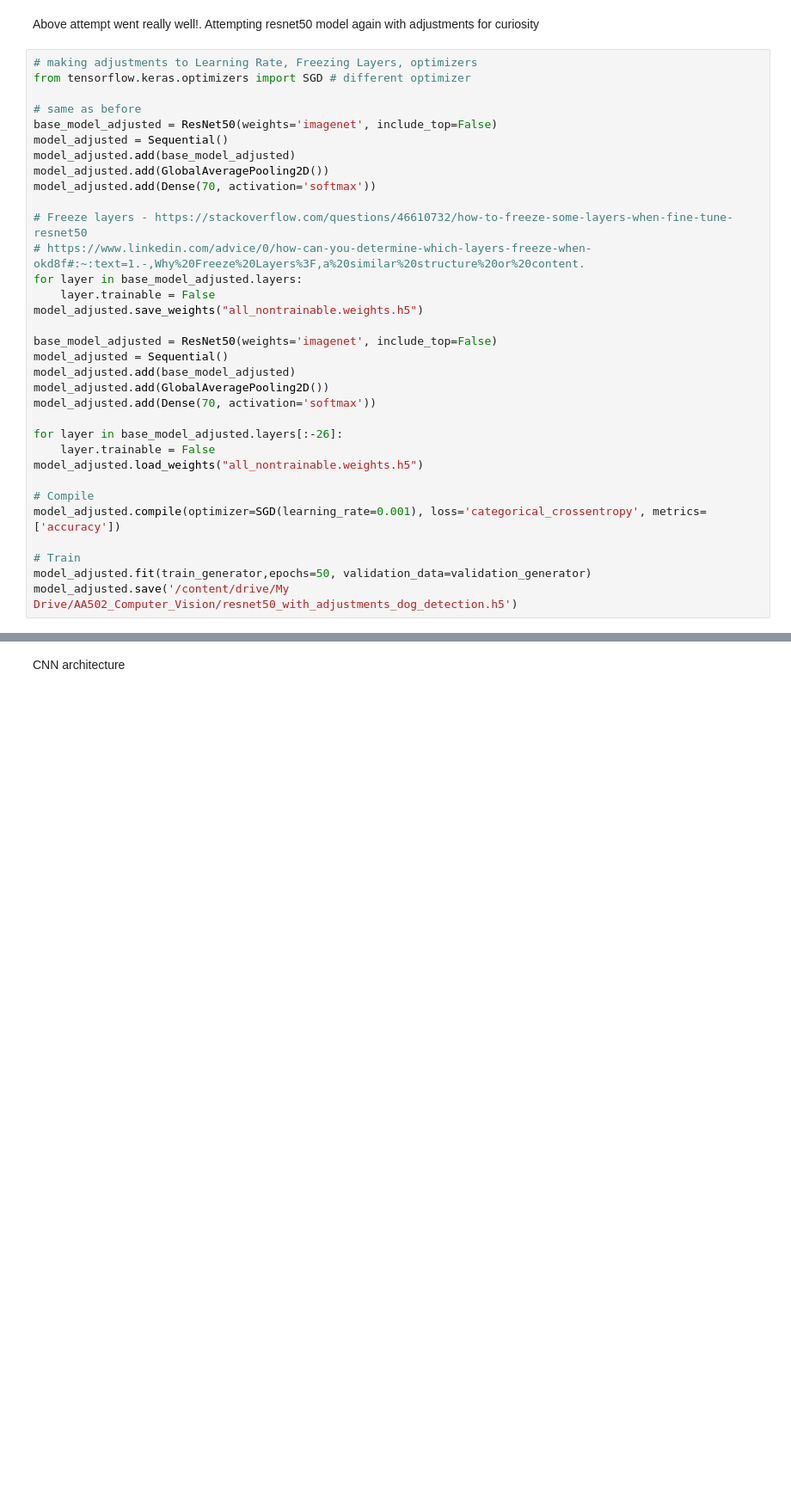
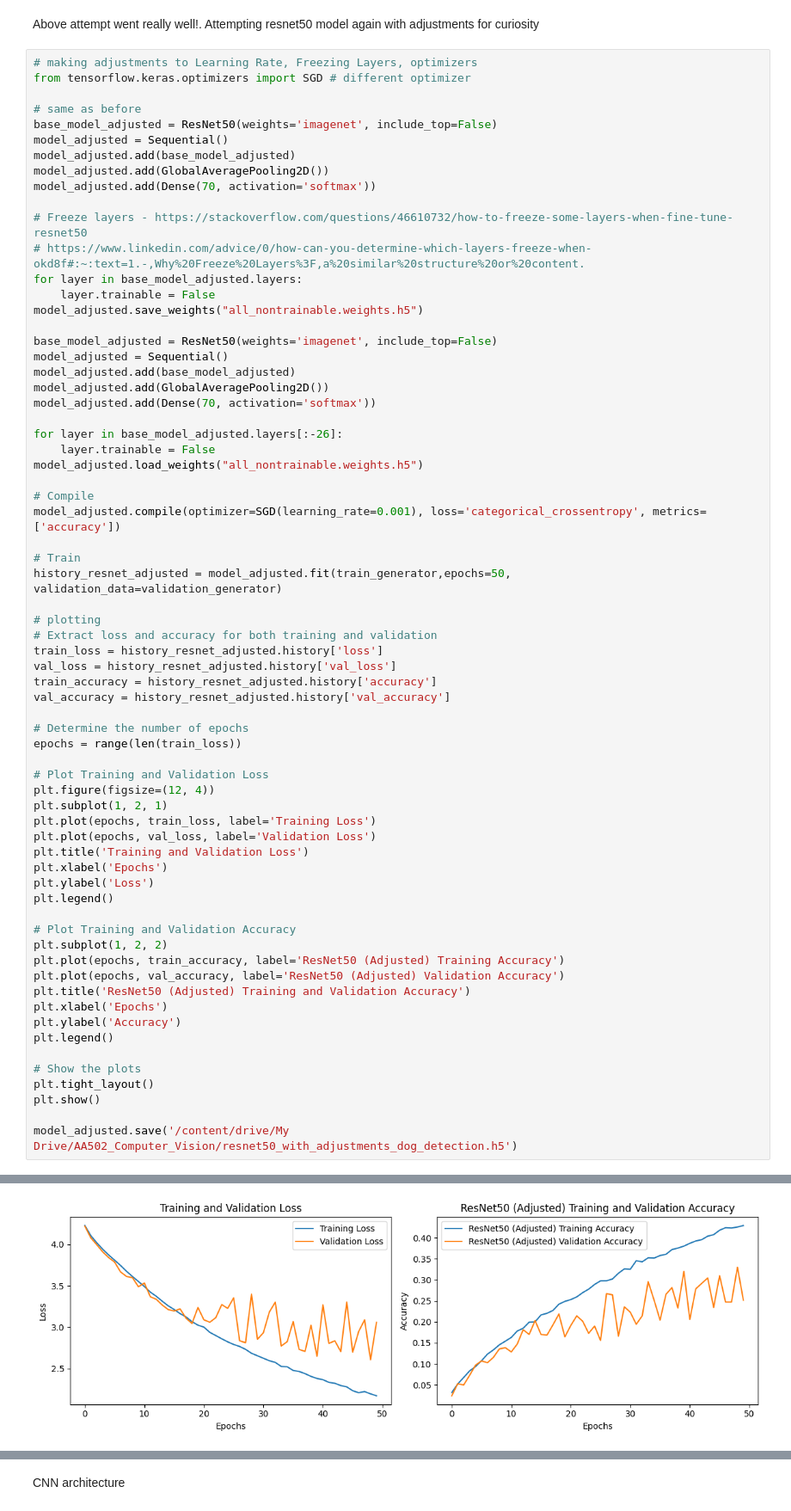
Before and after one commit to confooshius/AAI521-dog-image-processor, a Jupyter notebook: dogs_resnet_cnn.ipynb, the cells around one changed output, grey strips where cells are left out. Shown at 86% size. Drawn from its saved outputs; the diff is of its cells as text; blank space fills up the shorter version.

```diff
--- a/dogs_resnet_cnn.ipynb
+++ b/dogs_resnet_cnn.ipynb
@@ -179,7 +212,41 @@ model_adjusted.load_weights("all_nontrainable.weights.h5")
 model_adjusted.compile(optimizer=SGD(learning_rate=0.001), loss='categorical_crossentropy', metrics=['accuracy'])
 
 # Train
-model_adjusted.fit(train_generator,epochs=50, validation_data=validation_generator)
+history_resnet_adjusted = model_adjusted.fit(train_generator,epochs=50, validation_data=validation_generator)
+
+# plotting
+# Extract loss and accuracy for both training and validation
+train_loss = history_resnet_adjusted.history['loss']
+val_loss = history_resnet_adjusted.history['val_loss']
+train_accuracy = history_resnet_adjusted.history['accuracy']
+val_accuracy = history_resnet_adjusted.history['val_accuracy']
+
+# Determine the number of epochs
+epochs = range(len(train_loss))
+
+# Plot Training and Validation Loss
+plt.figure(figsize=(12, 4))
+plt.subplot(1, 2, 1)
+plt.plot(epochs, train_loss, label='Training Loss')
+plt.plot(epochs, val_loss, label='Validation Loss')
+plt.title('Training and Validation Loss')
+plt.xlabel('Epochs')
+plt.ylabel('Loss')
+plt.legend()
+
+# Plot Training and Validation Accuracy
+plt.subplot(1, 2, 2)
+plt.plot(epochs, train_accuracy, label='ResNet50 (Adjusted) Training Accuracy')
+plt.plot(epochs, val_accuracy, label='ResNet50 (Adjusted) Validation Accuracy')
+plt.title('ResNet50 (Adjusted) Training and Validation Accuracy')
+plt.xlabel('Epochs')
+plt.ylabel('Accuracy')
+plt.legend()
+
+# Show the plots
+plt.tight_layout()
+plt.show()
+
 model_adjusted.save('/content/drive/My Drive/AA502_Computer_Vision/resnet50_with_adjustments_dog_detection.h5')
 # %% [output]
 Epoch 1/50
@@ -202,3 +269,4 @@ Epoch 50/50
+[figure, added]
 WARNING:absl:You are saving your model as an HDF5 file via `model.save()` or `keras.saving.save_model(model)`. This file format is considered legacy. We recommend using instead the native Keras format ...
 # %% [markdown]
 CNN architecture
```
Also changed, not shown: parts of 15 cells of this notebook.
